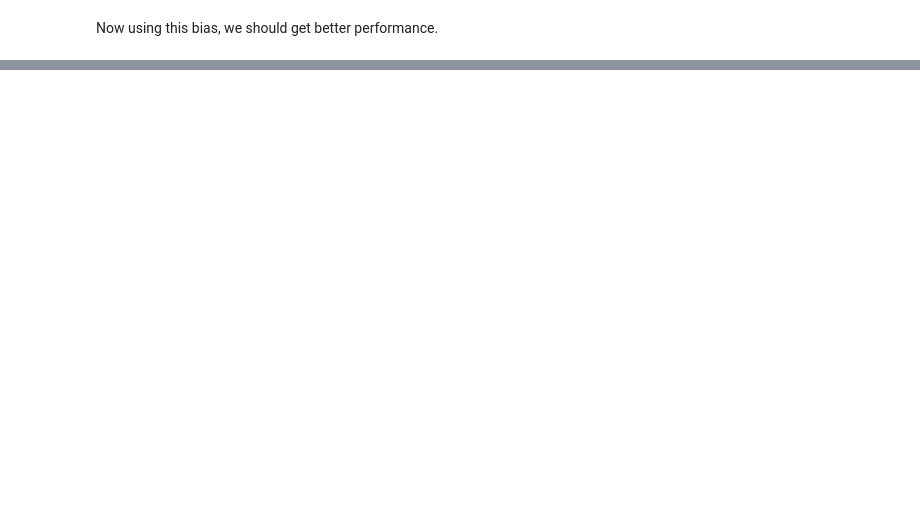
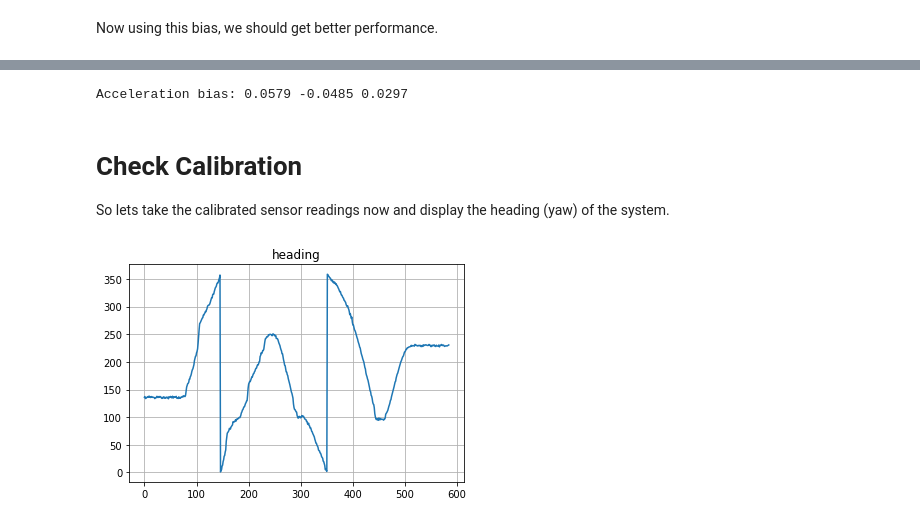
Before and after one commit to MarsUniversity/ece387-robotics, a Jupyter notebook: website/block_4_mobile_robotics/lsn28/lsn28.ipynb, the cells around one changed output, grey strips where cells are left out. Cells and saved outputs as stored; diff of their text form; code cells hidden in the pictures; blank space fills up the shorter version.

```diff
--- a/website/block_4_mobile_robotics/lsn28/lsn28.ipynb
+++ b/website/block_4_mobile_robotics/lsn28/lsn28.ipynb
@@ -377,8 +373,0 @@ Now using this bias, we should get better performance.
-# %%
-# read in new data and break it out
-cal_check = read('check_cal.dat', ['imu'])
-a, m, g, ts = breakout_imu(cal_check)
-
-# apply correction in previous step
-cm = apply_calibration(m, bias)
-plotMagnetometer(cm)
@@ -424,0 +410,30 @@ Now looking at the results, you can see I didn't start at 0 deg and there is app
+# %%
+def cal_accel(a, ref):
+    x,y,z = split_xyz(a)
+    x = np.mean(x)
+    y = np.mean(y)
+    z = np.mean(z)
+    return x - ref[0], y - ref[1], z - ref[2]
+
+a_bias = cal_accel(accel, [0,0,1])
+print('Acceleration bias: {:.4f} {:.4f} {:.4f}'.format(*a_bias))
+
+ca = apply_calibration(accel, a_bias)
+# %% [output]
+Acceleration bias: 0.0579 -0.0485 0.0297
+# %% [markdown]
+# Check Calibration
+
+So lets take the calibrated sensor readings now and display the heading (yaw) of the system.
+# %%
+# r,p,y = getOrientation(accel, mag, deg=True)
+heading = []
+for a, m in zip(ca, cm):
+    _, _, h = getOrientation(a, m, deg=True)
+    heading.append(h)
+
+plt.plot(heading)
+plt.title('heading')
+plt.grid(True);
+# %% [output]
+[figure, added]
```
Also changed, not shown: parts of 29 cells of this notebook, 7 other files.
